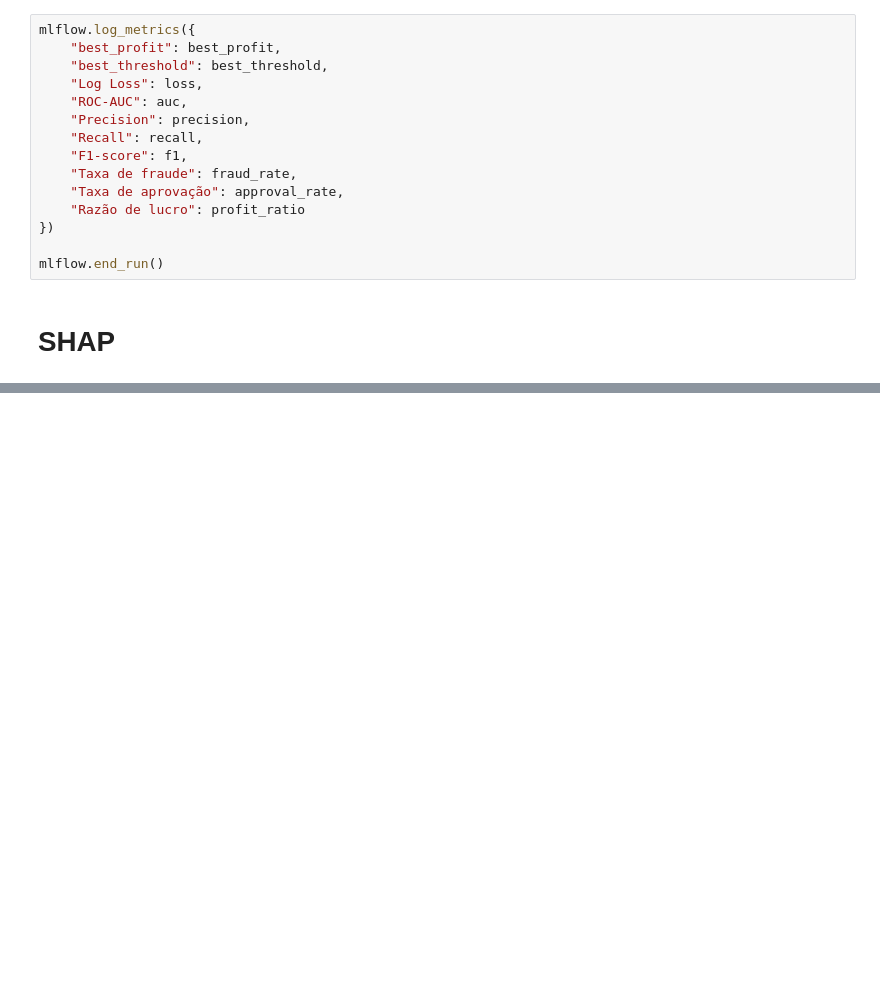
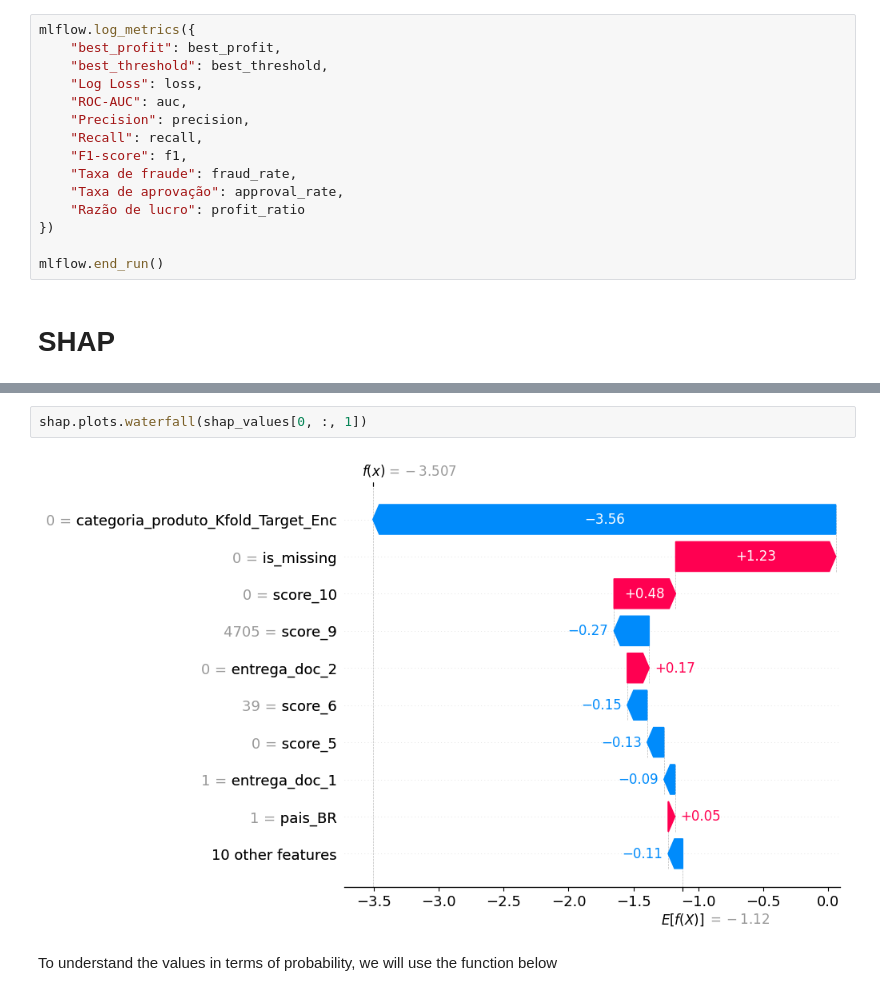
Before and after one commit to lucasvoltera/fraud-detection, a Jupyter notebook: ML.ipynb, the cells around one changed output, grey strips where cells are left out. Cells and saved outputs as stored; diff of their text form; blank space fills up the shorter version.

```diff
--- a/ML.ipynb
+++ b/ML.ipynb
@@ -783,0 +847,6 @@ mlflow.end_run()
+# %%
+shap.plots.waterfall(shap_values[0, :, 1])
+# %% [output]
+[figure, added]
+# %% [markdown]
+To understand the values in terms of probability, we will use the function below
```
Also changed, not shown: parts of 27 cells of this notebook.
